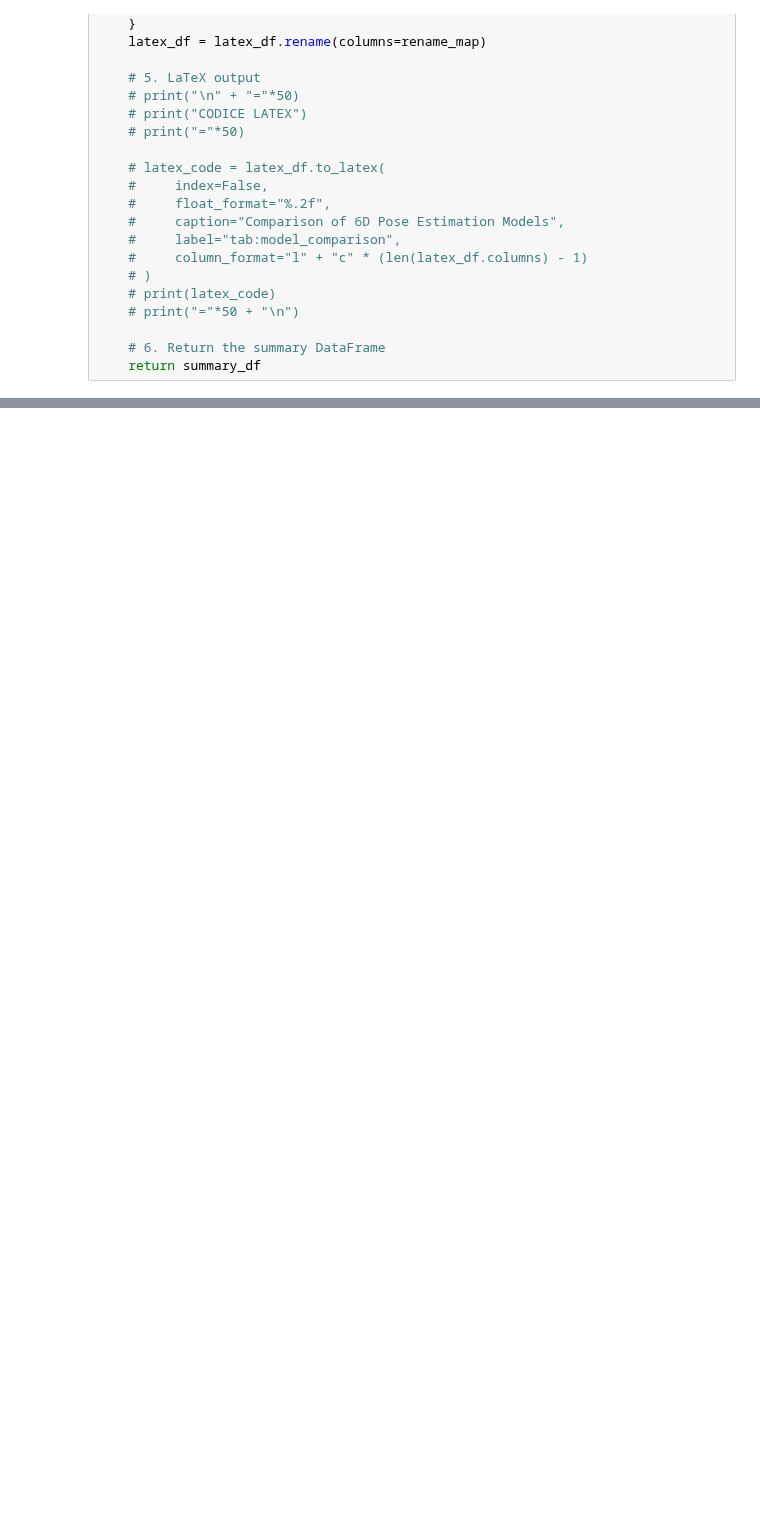
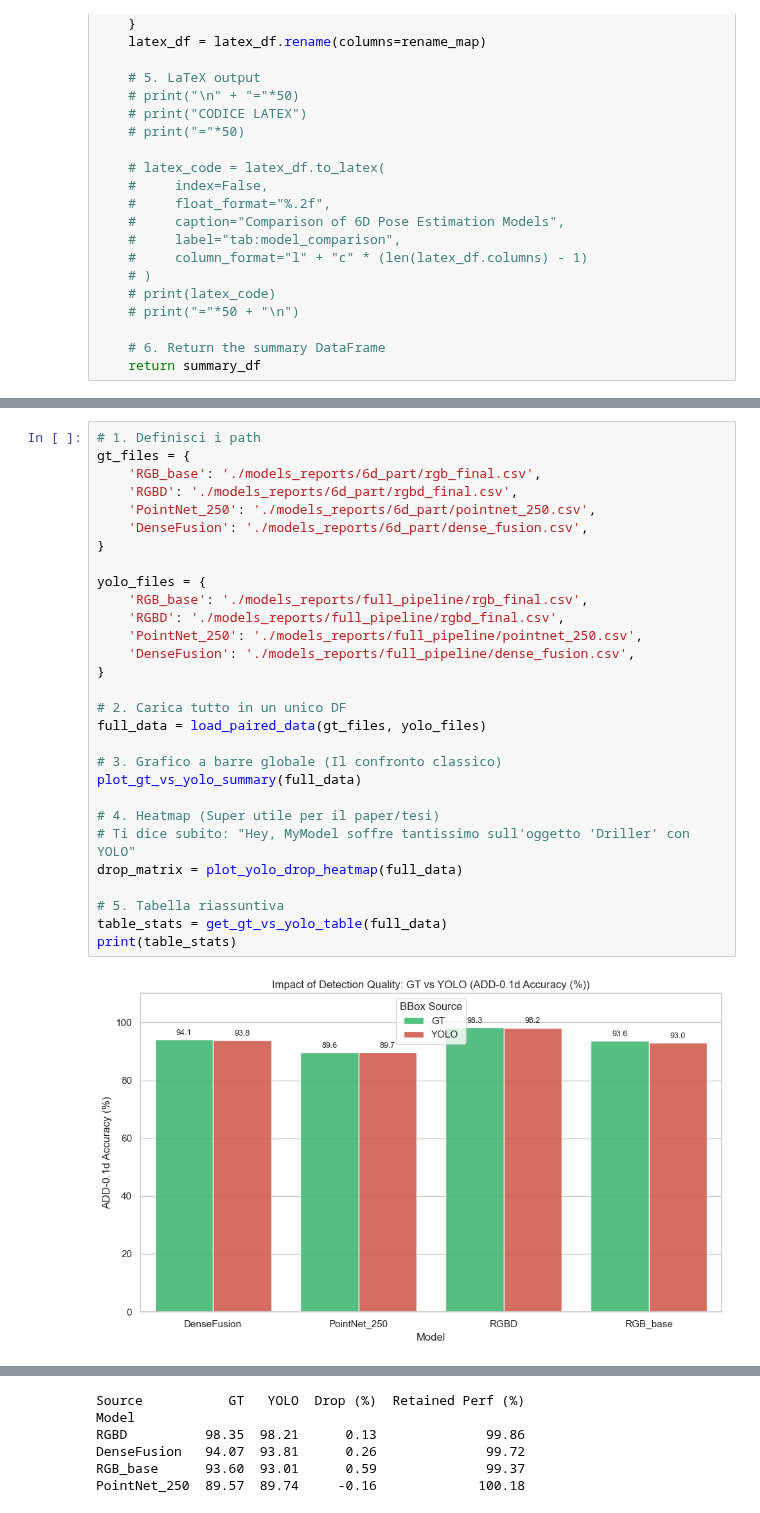
Before and after one commit to fraco03/6D_pose, a Jupyter notebook: notebooks/model_comparison.ipynb, the cells around one changed output, grey strips where cells are left out. Saved outputs shown, nothing was run; the diff lists cells and outputs as text; blank space fills up the shorter version.

```diff
--- a/notebooks/model_comparison.ipynb
+++ b/notebooks/model_comparison.ipynb
@@ -176,0 +335,31 @@ get_comparison_tables(full_df)
+# %%
+# 1. Definisci i path
+gt_files = {
+    'RGB_base': './models_reports/6d_part/rgb_final.csv',
+    'RGBD': './models_reports/6d_part/rgbd_final.csv',
+    'PointNet_250': './models_reports/6d_part/pointnet_250.csv',
+    'DenseFusion': './models_reports/6d_part/dense_fusion.csv',
+}
+
+yolo_files = {
+    'RGB_base': './models_reports/full_pipeline/rgb_final.csv',
+    'RGBD': './models_reports/full_pipeline/rgbd_final.csv',
+    'PointNet_250': './models_reports/full_pipeline/pointnet_250.csv',
+    'DenseFusion': './models_reports/full_pipeline/dense_fusion.csv',
+}
+
+# 2. Carica tutto in un unico DF
+full_data = load_paired_data(gt_files, yolo_files)
+
+# 3. Grafico a barre globale (Il confronto classico)
+plot_gt_vs_yolo_summary(full_data)
+
+# 4. Heatmap (Super utile per il paper/tesi)
+# Ti dice subito: "Hey, MyModel soffre tantissimo sull'oggetto 'Driller' con YOLO"
+drop_matrix = plot_yolo_drop_heatmap(full_data)
+
+# 5. Tabella riassuntiva
+table_stats = get_gt_vs_yolo_table(full_data)
+print(table_stats)
+# %% [output]
+[figure, added]
@@ -176,0 +367,6 @@ get_comparison_tables(full_df)
+Source           GT   YOLO  Drop (%)  Retained Perf (%)
+Model
+RGBD          98.35  98.21      0.13              99.86
+DenseFusion   94.07  93.81      0.26              99.72
+RGB_base      93.60  93.01      0.59              99.37
+PointNet_250  89.57  89.74     -0.16             100.18
```
Also changed, not shown: parts of 7 cells of this notebook, 21 other files.
